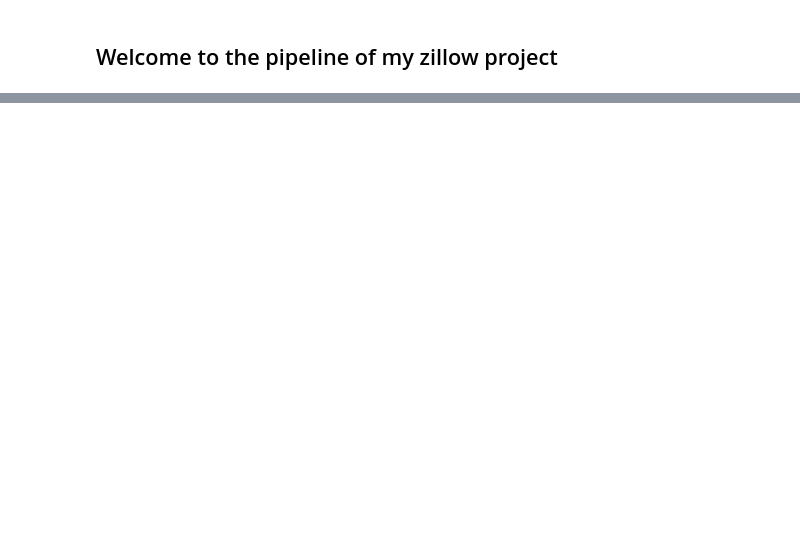
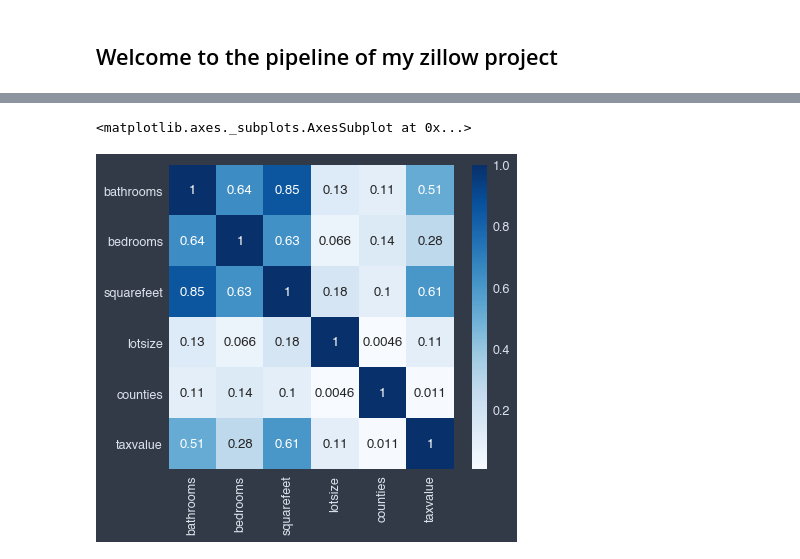
Before and after one commit to misty-garcia/zillow-project, a Jupyter notebook: the_pipeline.ipynb, the cells around one changed output, grey strips where cells are left out. Saved outputs shown, nothing was run; the diff lists cells and outputs as text; code cells hidden in the pictures; blank space fills up the shorter version.

```diff
--- a/the_pipeline.ipynb
+++ b/the_pipeline.ipynb
@@ -19,2 +22,23 @@ warnings.filterwarnings("ignore")
+# %%
+query = """
+    SELECT
+        bathroomcnt as bathrooms,
+        bedroomcnt as bedrooms,
+        calculatedfinishedsquarefeet as squarefeet,
+        fireplacecnt as fireplace,
+        garagecarcnt as garage,
+        hashottuborspa as hottub,
+        lotsizesquarefeet as lotsize,
+        poolcnt as pool,
+        fips as counties,
+        taxvaluedollarcnt as taxvalue
+        FROM properties_2017
+        JOIN predictions_2017 USING (parcelid)
+        WHERE transactiondate BETWEEN "2017-05-01" AND "2017-06-31"
+            AND propertylandusetypeid in ("261")
+            AND calculatedfinishedsquarefeet is not null
+            AND lotsizesquarefeet is not null
+            AND NOT (finishedsquarefeet50 is not null AND finishedsquarefeet50 > calculatedfinishedsquarefeet)
+"""
 # %%
-df = aquire.get_data("zillow")
+df = aquire.get_data(query,"zillow")
@@ -29,0 +131,5 @@ y_test = test[["taxvalue"]]
+# %%
+sns.heatmap(train.corr(), cmap='Blues', annot=True)
+# %% [output]
+<matplotlib.axes._subplots.AxesSubplot at 0x...>
+[figure, added]
```
Also changed, not shown: parts of 25 cells of this notebook, 4 other files.
